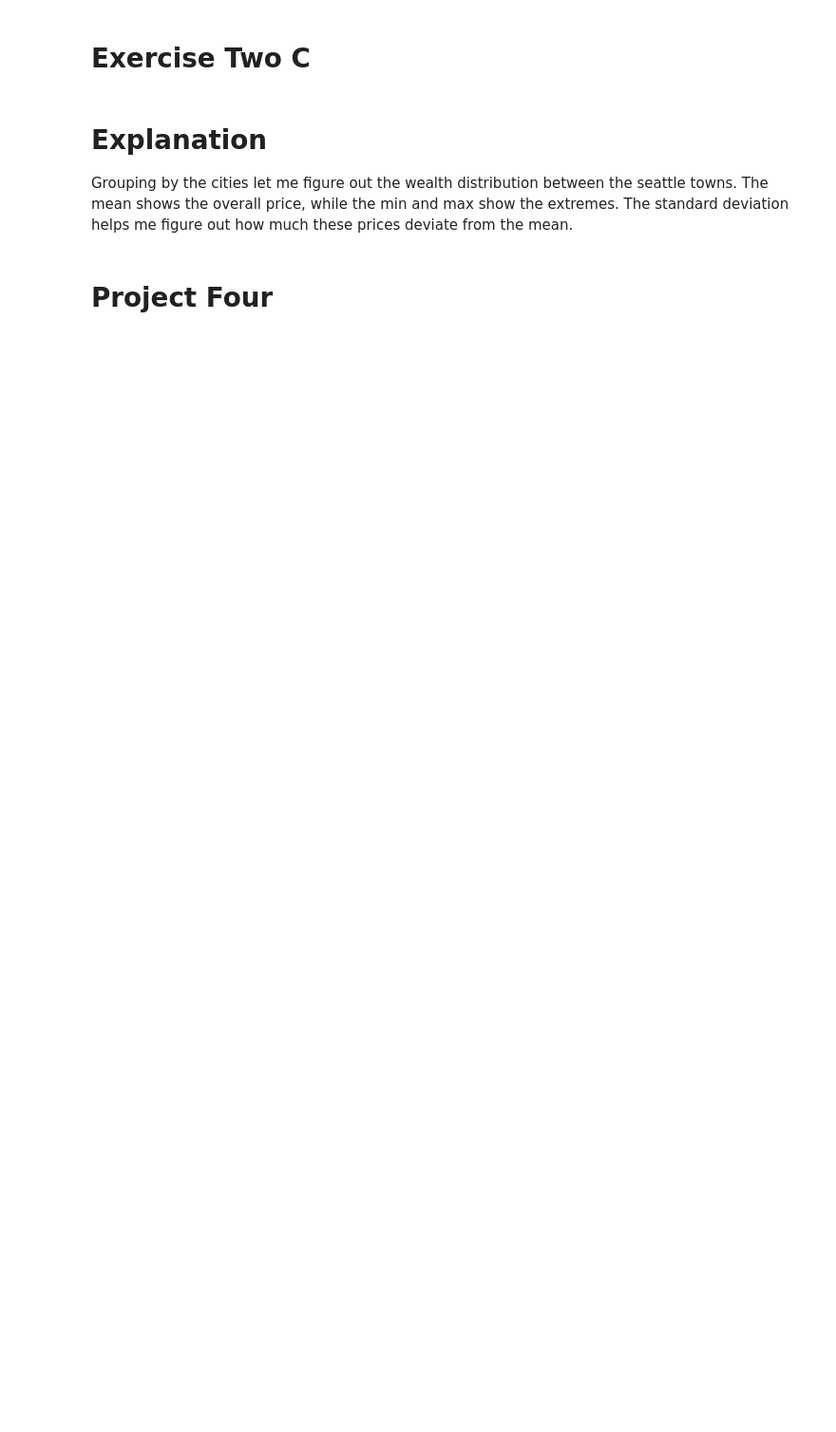
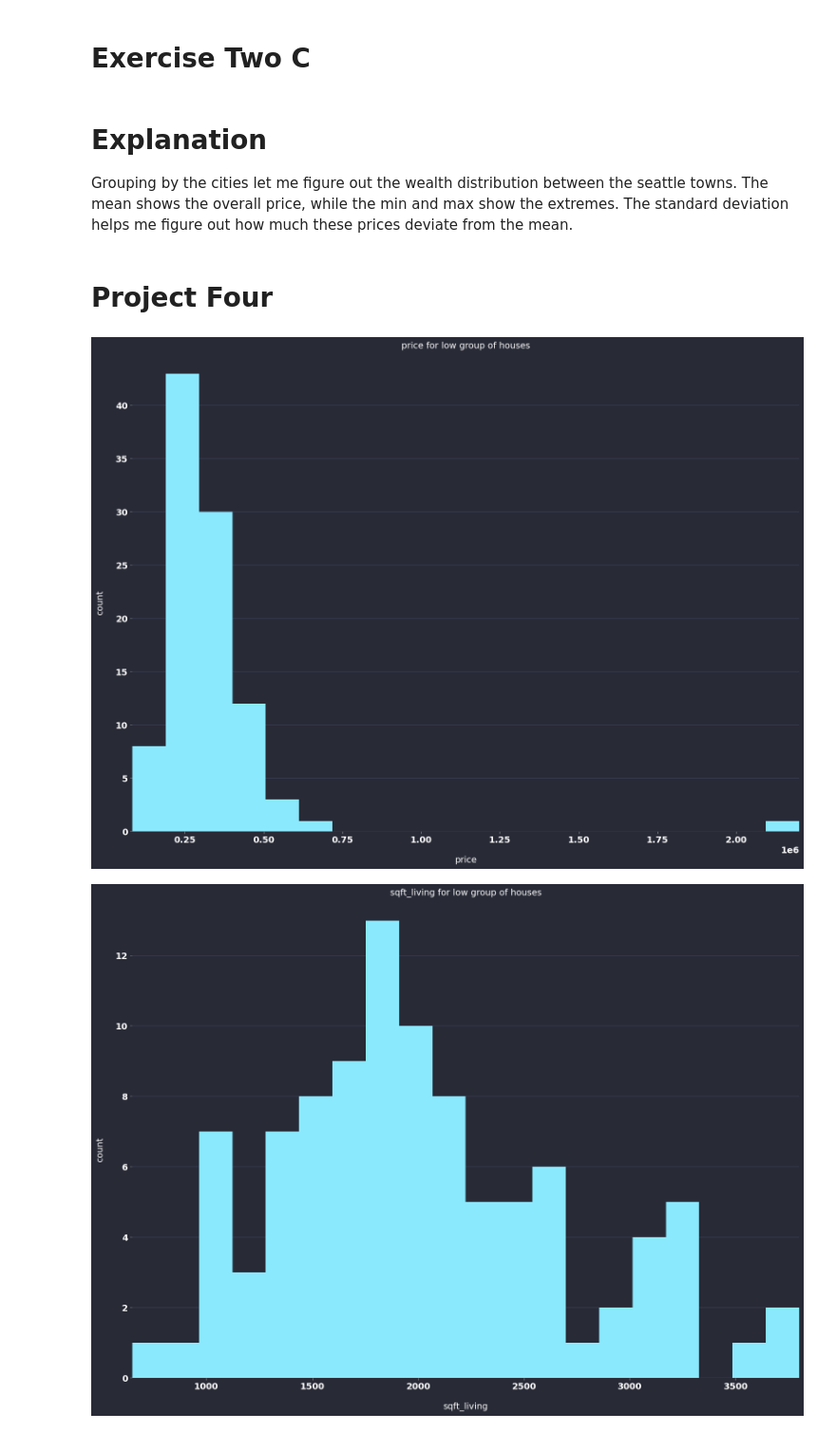
Before and after one commit to Charles-Roush/seattle_housing, a Jupyter notebook: analysis.ipynb, the cells around one changed output. Shown at 95% size. Saved outputs shown, nothing was run; the diff lists cells and outputs as text; code cells hidden in the pictures; blank space fills up the shorter version.

```diff
--- a/analysis.ipynb
+++ b/analysis.ipynb
@@ -50,13 +53,16 @@ houses_dfs = {'low':low_houses, 'mid': mid_houses, 'high': high_houses}
 # %%
 data_names = ['price', 'bedrooms', 'bathrooms', 'sqft_living', 'sqft_lot', 'yr_built']
 hist_data_names = ['price', 'sqft_living', 'sqft_lot']
 house_stats = {}
 for name, houses in houses_dfs.items():
     # get stats
     house_stats[name] = houses[data_names].agg(['mean', 'median', 'min', 'max', 'std'])
     # plot hists
     for h_name in hist_data_names:
         hp = pl.HistPlot(houses[h_name], x_title = h_name, y_title = 'count', title=f'{h_name} for {name} group of houses', bins=20)
         pl.SubPlot([[hp]]).plot()
     # plot best fit
-    pl.plot_lobf_with_std(houses['sqft_living'], houses['price'], f'sqft_living vs price for {name} group of houses', 'sqft_living', 'price')
+    pl.plot_lobf_with_std(houses['sqft_living'], houses['price'], f'sqft_living vs price for {name} group', 'sqft_living', 'price')
+# %% [output]
+[figure, added]
+[figure, added]
```
Also changed, not shown: parts of 2 cells of this notebook, 1 other file.
